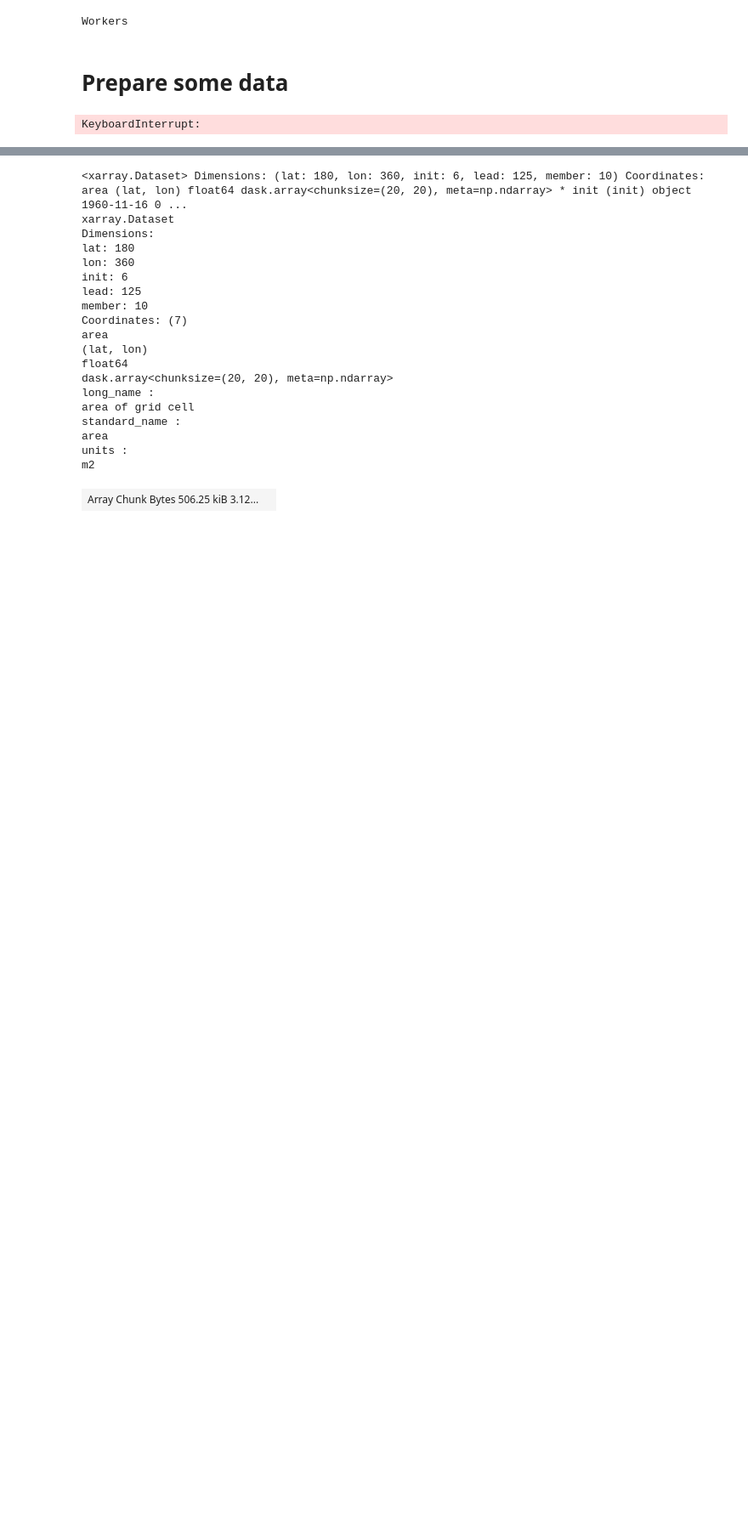
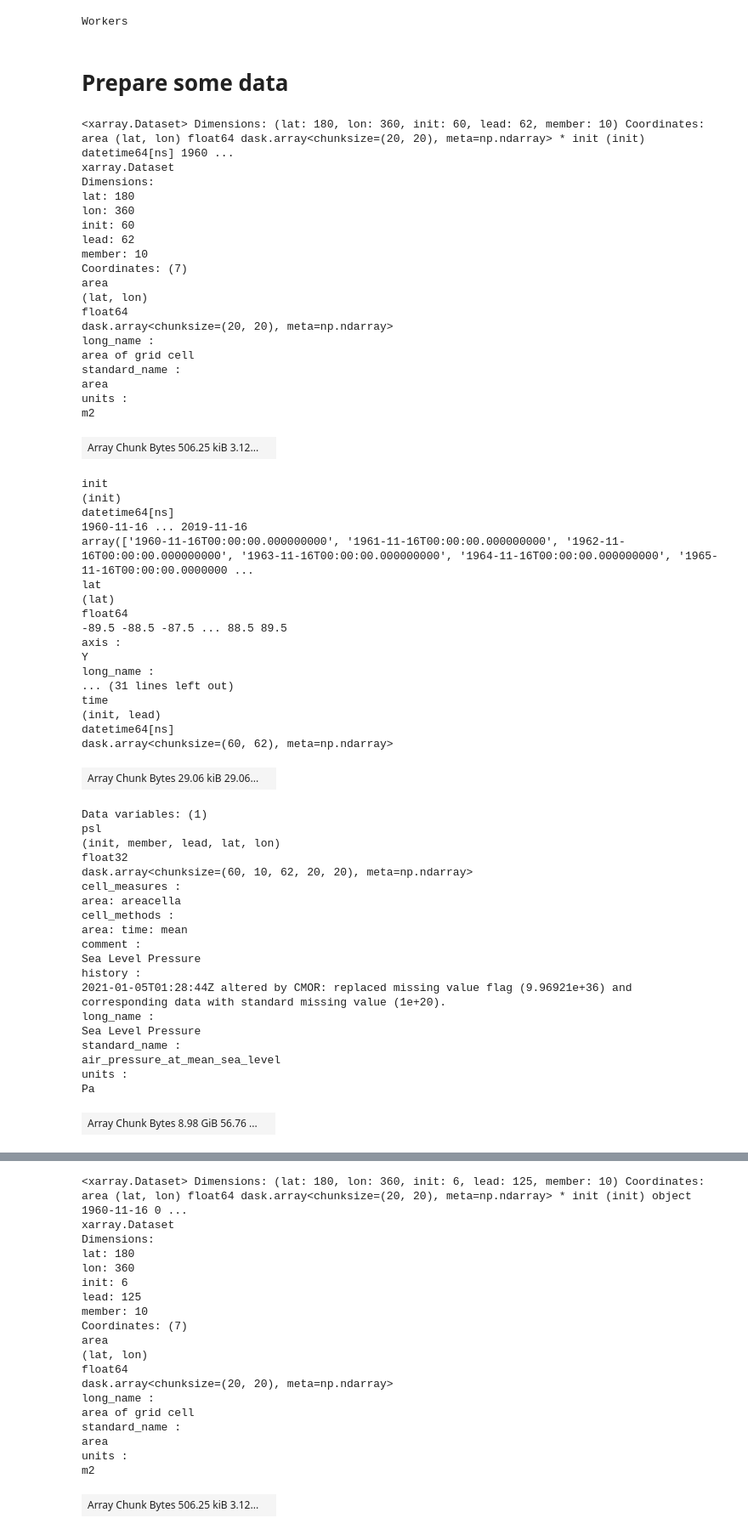
Before and after one commit to dougiesquire/Squire_2022_correlation, a Jupyter notebook: notebooks/exploratory/prepare_data.ipynb, the cells around one changed output, grey strips where cells are left out. Shown at 85% size. Cells and saved outputs as stored; diff of their text form; code cells hidden in the pictures; blank space fills up the shorter version.

```diff
--- a/notebooks/exploratory/prepare_data.ipynb
+++ b/notebooks/exploratory/prepare_data.ipynb
@@ -60,11 +60,63 @@ Workers
 # %% [markdown]
 # Prepare some data
 # %%
-_ = data.prepare_CanESM5(
-    ["dcppA-hindcast", "dcppB-forecast"],
-    "Omon",
-    ["tos"],
-    "tos_Omon_CanESM5_dcpp"
-)
+data.prepare_MRI_ESM2_0(["dcppA-hindcast"], "Amon", ["psl"], "psl_Amon_MRI-ESM2-0_dcpp")
 # %% [output]
-KeyboardInterrupt:
+<xarray.Dataset> Dimensions: (lat: 180, lon: 360, init: 60, lead: 62, member: 10) Coordinates: area (lat, lon) float64 dask.array<chunksize=(20, 20), meta=np.ndarray> * init (init) datetime64[ns] 1960 ...
+xarray.Dataset
+Dimensions:
+lat: 180
+lon: 360
+init: 60
+lead: 62
+member: 10
+Coordinates: (7)
+area
+(lat, lon)
+float64
+dask.array<chunksize=(20, 20), meta=np.ndarray>
+long_name :
+area of grid cell
+standard_name :
+area
+units :
+m2
+| Array Chunk Bytes 506.25 kiB 3.12... |  |
+init
+(init)
+datetime64[ns]
+1960-11-16 ... 2019-11-16
+array(['1960-11-16T00:00:00.000000000', '1961-11-16T00:00:00.000000000', '1962-11-16T00:00:00.000000000', '1963-11-16T00:00:00.000000000', '1964-11-16T00:00:00.000000000', '1965-11-16T00:00:00.0000000 ...
+lat
+(lat)
+float64
+-89.5 -88.5 -87.5 ... 88.5 89.5
+axis :
+Y
+long_name :
+... (31 lines left out)
+time
+(init, lead)
+datetime64[ns]
+dask.array<chunksize=(60, 62), meta=np.ndarray>
+| Array Chunk Bytes 29.06 kiB 29.06... |  |
+Data variables: (1)
+psl
+(init, member, lead, lat, lon)
+float32
+dask.array<chunksize=(60, 10, 62, 20, 20), meta=np.ndarray>
+cell_measures :
+area: areacella
+cell_methods :
+area: time: mean
+comment :
+Sea Level Pressure
+history :
+2021-01-05T01:28:44Z altered by CMOR: replaced missing value flag (9.96921e+36) and corresponding data with standard missing value (1e+20).
+long_name :
+Sea Level Pressure
+standard_name :
+air_pressure_at_mean_sea_level
+units :
+Pa
+| Array Chunk Bytes 8.98 GiB 56.76 ... |  |
```
Also changed, not shown: parts of 3 cells of this notebook, 3 other files.
